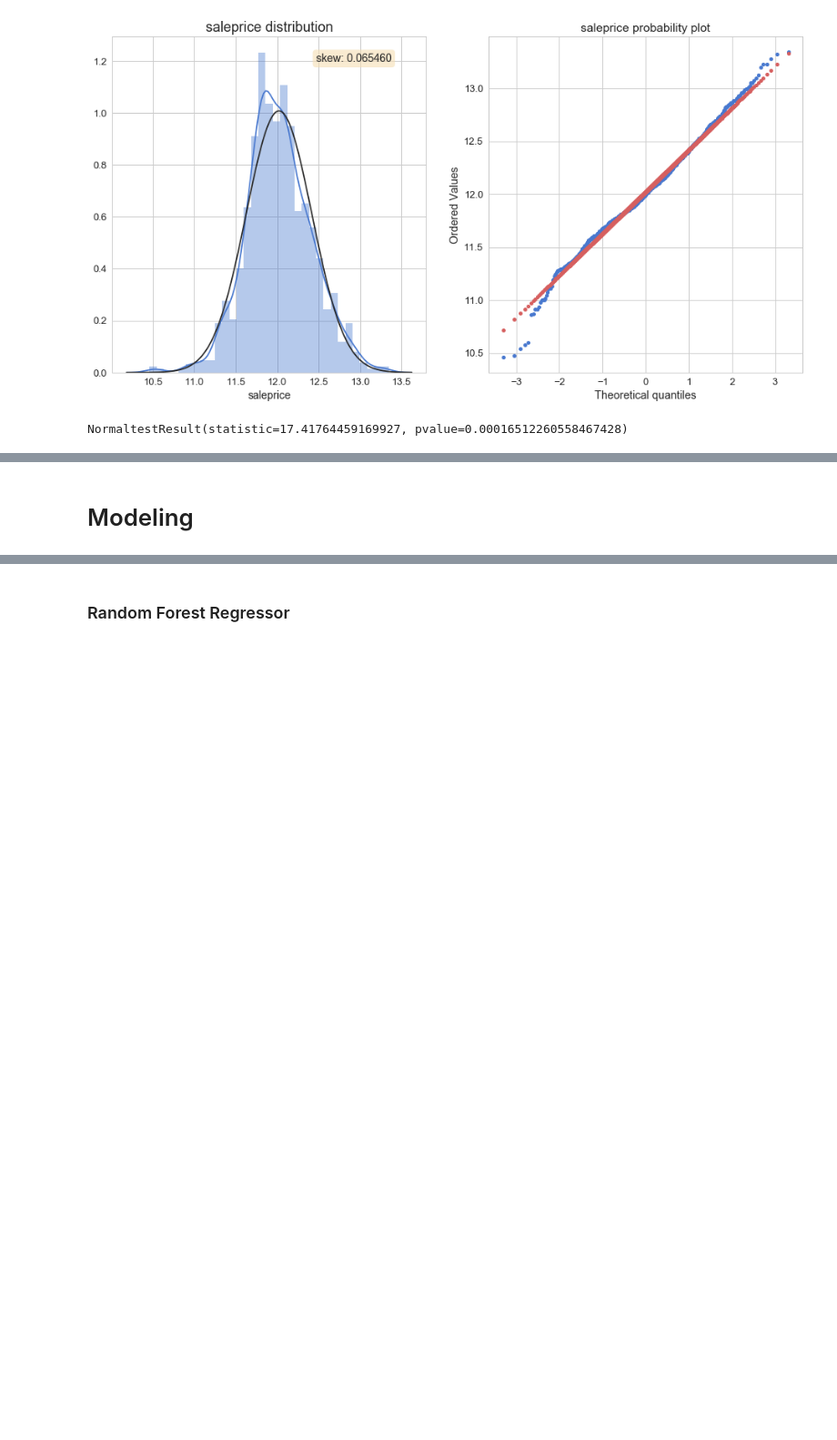
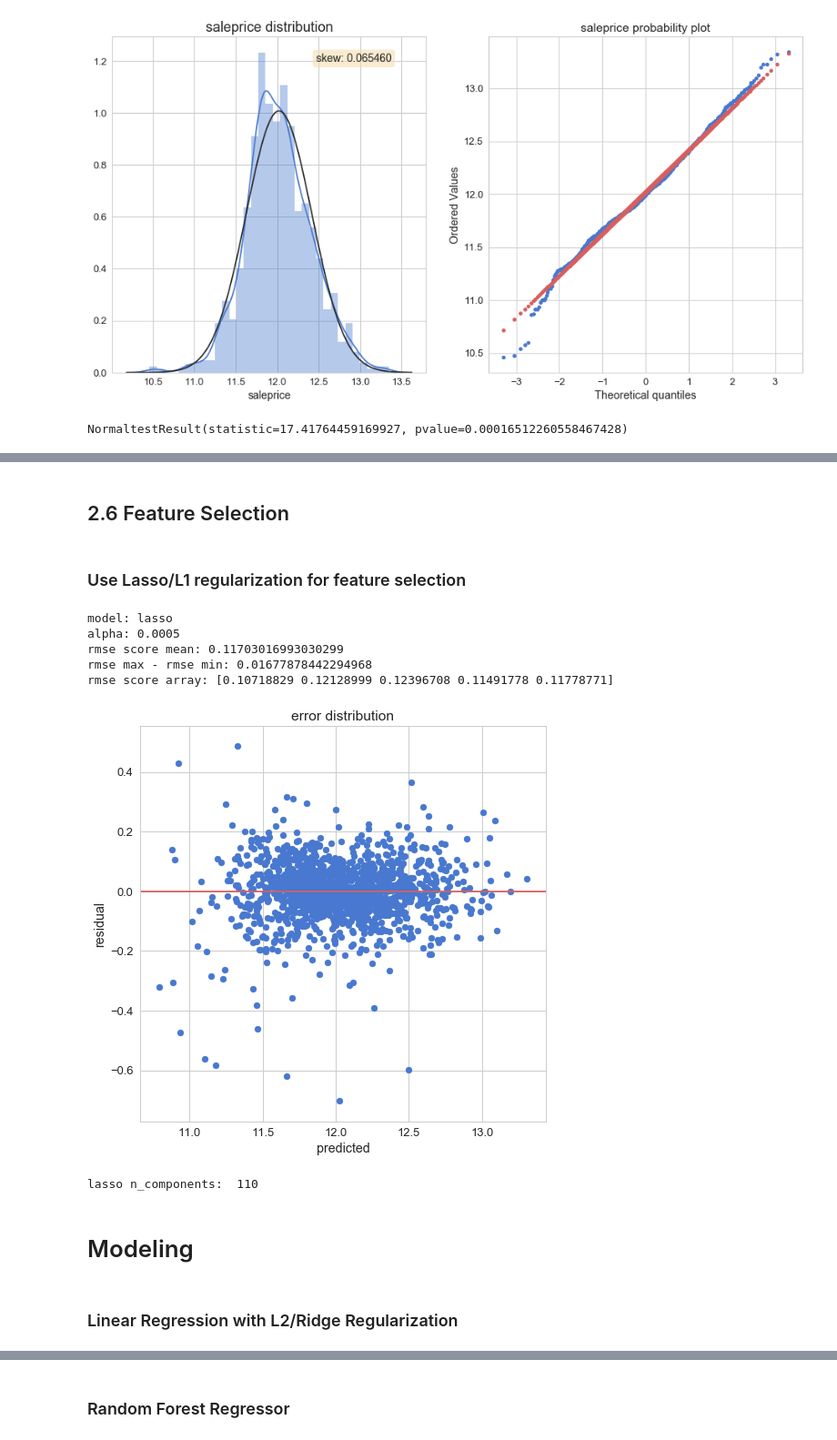
Before and after one commit to brianmcguckin/thinkful_unit_03_capstone, a Jupyter notebook: v3.ipynb, the cells around one changed output, grey strips where cells are left out. Shown at 91% size. Drawn from its saved outputs; the diff is of its cells as text; code cells hidden in the pictures; blank space fills up the shorter version.

```diff
--- a/v3.ipynb
+++ b/v3.ipynb
@@ -571,0 +497,9 @@ X_test = X_test_feats
+# %%
+numeric_feats = train.dtypes[train.dtypes != 'object'].index
+numeric_feats = numeric_feats.tolist()
+numeric_feats.remove('saleprice')
+#print('saleprice' in numeric_feats)
+#print(len(numeric_feats))
+
+to_scale = train[numeric_feats]
+scaler = StandardScaler()
@@ -571,0 +554,32 @@ X_test = X_test_feats
+# %% [markdown]
+## 2.6 Feature Selection
+# %%
+#create dummies and data/target
+train = pd.get_dummies(train)
+X = train.loc[:, ~(train.columns).isin(['saleprice'])]
+y = train['saleprice']
+
+#rmse evaluation function
+cv = 5
+
+def rmse(model):
+    rmse = np.sqrt(-cross_val_score(
+        model, X, y, cv=cv, scoring='neg_mean_squared_error'))
+    return(rmse)
+# %% [markdown]
+### Use Lasso/L1 regularization for feature selection
+# %%
+lasso = LassoCV(alphas=[0.0001, 0.001, 0.01, 0.1, 1,
+                        0.0005, 0.005, 0.05, 0.5, 5]).fit(X, y)
+alpha = lasso.alpha_
+print('model: lasso')
+print('alpha:', alpha)
+print('rmse score mean:', rmse(lasso).mean())
+print('rmse max - rmse min:', rmse(lasso).max() - rmse(lasso).min())
+print('rmse score array:', rmse(lasso))
+# %% [output]
+model: lasso
+alpha: 0.0005
+rmse score mean: 0.11703016993030299
+rmse max - rmse min: 0.01677878442294968
+rmse score array: [0.10718829 0.12128999 0.12396708 0.11491778 0.11778771]
@@ -572,2 +595,33 @@ X_test = X_test_feats
+# %%
+#check residual distribution
+predicted = lasso.predict(X)
+actual = y
+residual = actual - predicted
+
+plt.figure(figsize=(8,8))
+plt.scatter(predicted, residual)
+plt.axhline(y=0, color=color_r)
+plt.xlabel('predicted')
+plt.ylabel('residual')
+plt.title('error distribution')
+plt.show()
+# %% [output]
+[figure, added]
+# %%
+coefs = pd.Series(lasso.coef_, index=X.columns)
+n_components = sum(coefs != 0)
+print('lasso n_components: ', n_components)
+
+features = pd.DataFrame(lasso.coef_, index=X.columns)
+features = features.reset_index()
+features.columns = ['var','coef']
+features = features[features['coef'] != 0]
+features = list(features['var'])
+
+X = X[features]
+# %% [output]
+lasso n_components:  110
 # %% [markdown]
 # Modeling
+# %% [markdown]
+### Linear Regression with L2/Ridge Regularization
```
Also changed, not shown: parts of 67 cells of this notebook.
